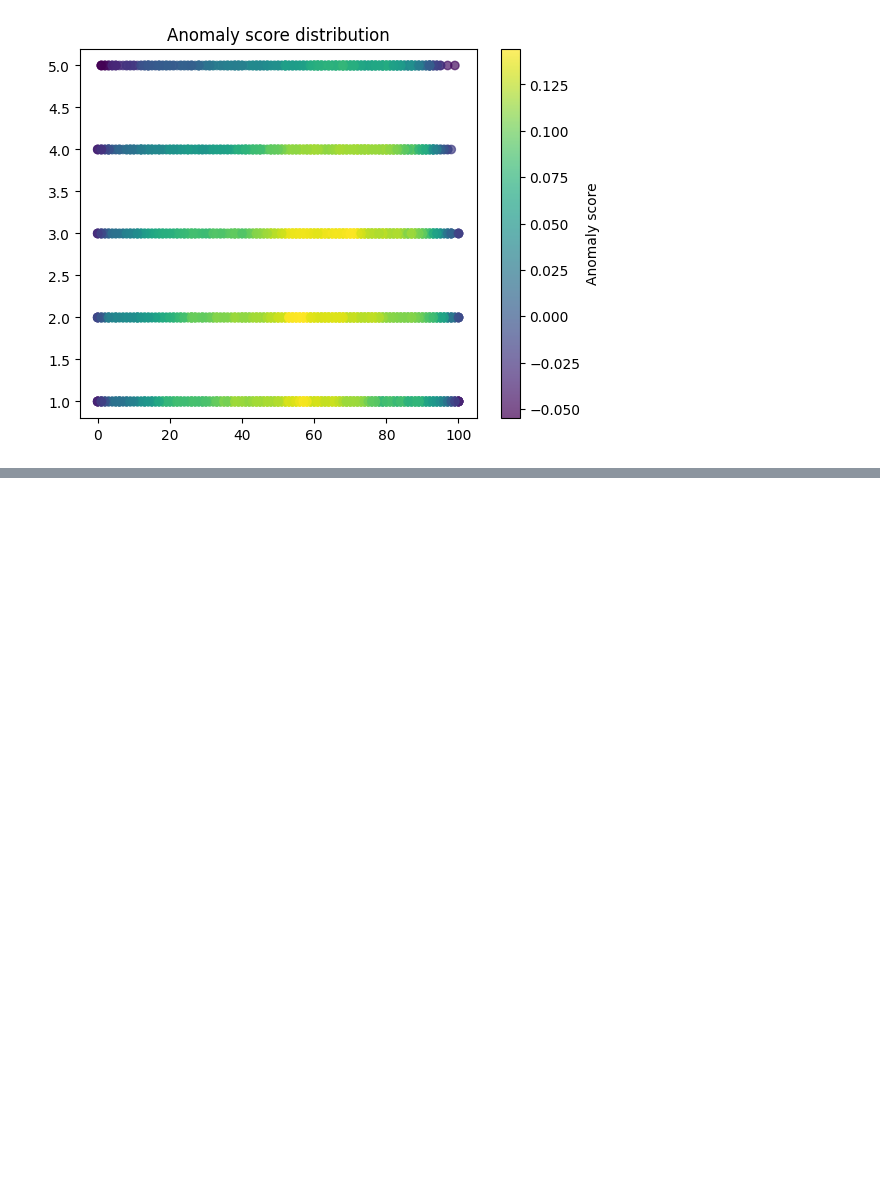
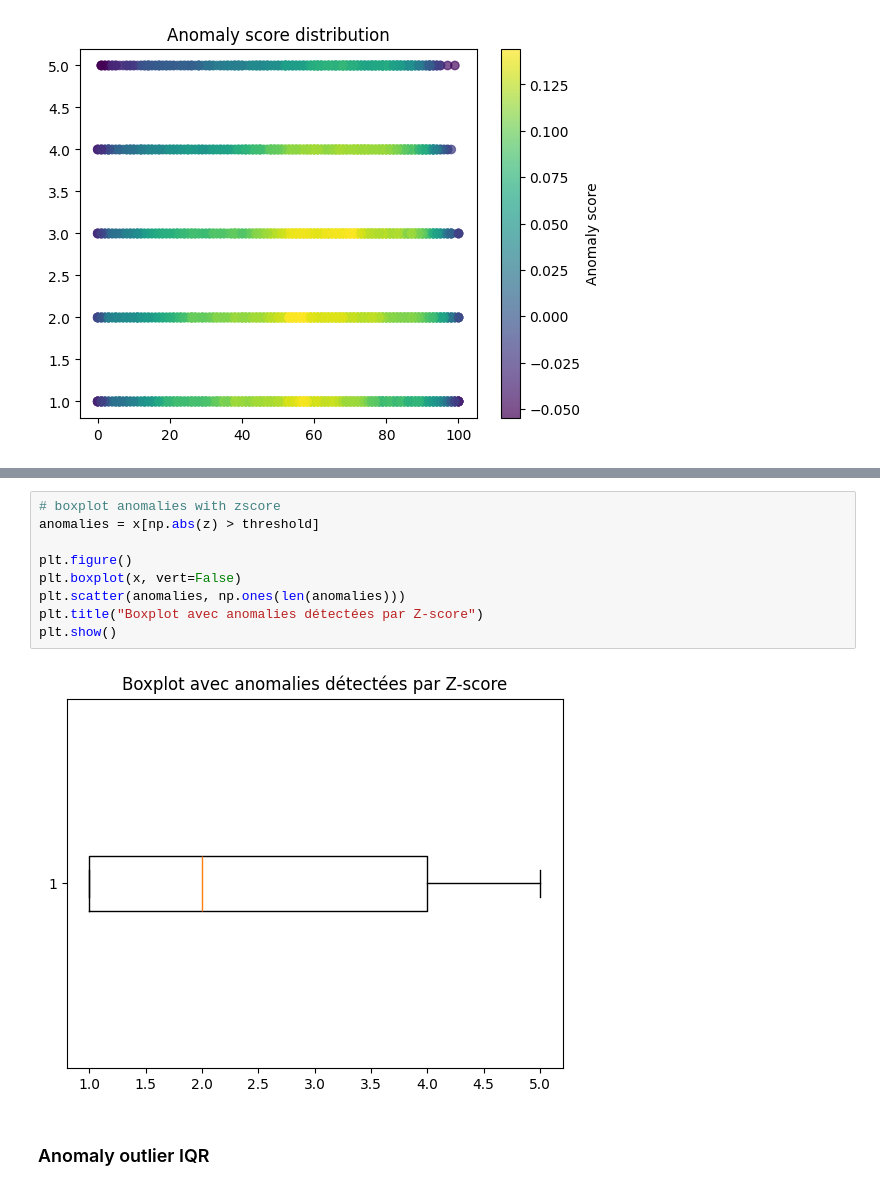
Before and after one commit to Alice-Mpabuye/Predictive-analysis-of-critical-incidents-in-a-hospital, a Jupyter notebook: notebooks/04_Anomaly_detection.ipynb, the cells around one changed output, grey strips where cells are left out. Cells and saved outputs as stored; diff of their text form; blank space fills up the shorter version.

```diff
--- a/notebooks/04_Anomaly_detection.ipynb
+++ b/notebooks/04_Anomaly_detection.ipynb
@@ -135,0 +192,13 @@ df['custom_anomaly'] = (df['score'] < custom_threshold).astype(int)
+# %%
+# boxplot anomalies with zscore
+anomalies = x[np.abs(z) > threshold]
+
+plt.figure()
+plt.boxplot(x, vert=False)
+plt.scatter(anomalies, np.ones(len(anomalies)))
+plt.title("Boxplot avec anomalies détectées par Z-score")
+plt.show()
+# %% [output]
+[figure, added]
+# %% [markdown]
+### Anomaly outlier IQR
```
Also changed, not shown: parts of 10 cells of this notebook, 3 other files.
